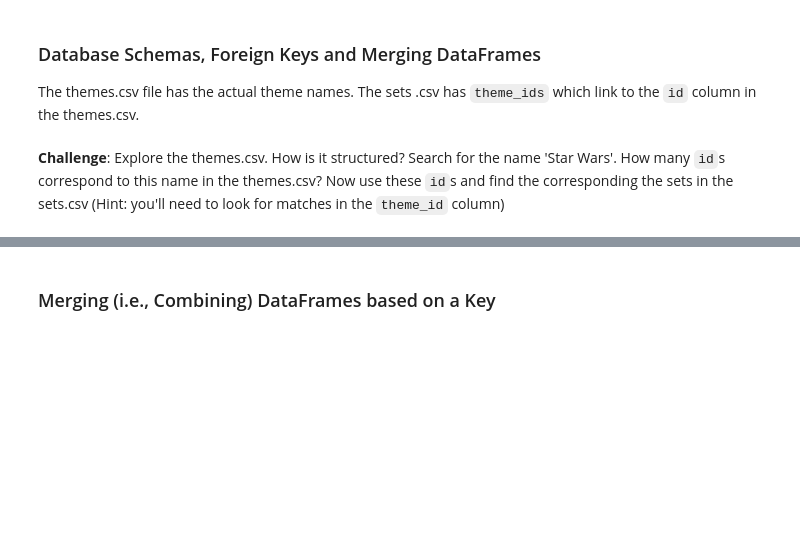
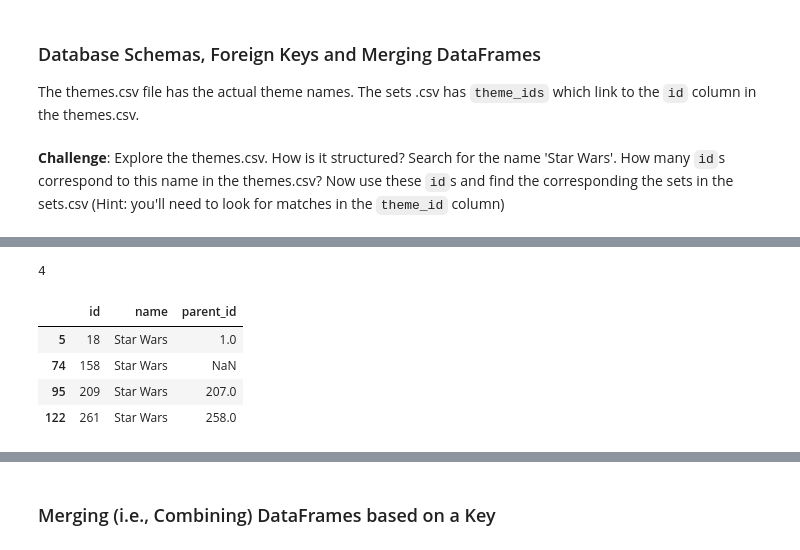
Before and after one commit to AndyRoy04/100DaysOfCode_Python, a Jupyter notebook: Day_74/Lego_Analysis_for_Course_(start).ipynb, the cells around one changed output, grey strips where cells are left out. Cells and saved outputs as stored; diff of their text form; code cells hidden in the pictures; blank space fills up the shorter version.

```diff
--- a/Day_74/Lego_Analysis_for_Course_(start).ipynb
+++ b/Day_74/Lego_Analysis_for_Course_(start).ipynb
@@ -273,0 +306,11 @@ The themes.csv file has the actual theme names. The sets .csv has <code>theme_id
+# %%
+print(themes.name[themes['name'] == 'Star Wars'].count())
+themes[themes['name'] == 'Star Wars']
+# themes_ids = themes[themes['name'] == 'Star Wars']['id'].values
+# %% [output]
+4
+|  | id | name | parent_id |
+| 5 | 18 | Star Wars | 1.0 |
+| 74 | 158 | Star Wars | NaN |
+| 95 | 209 | Star Wars | 207.0 |
+| 122 | 261 | Star Wars | 258.0 |
```
Also changed, not shown: parts of 5 cells of this notebook.
